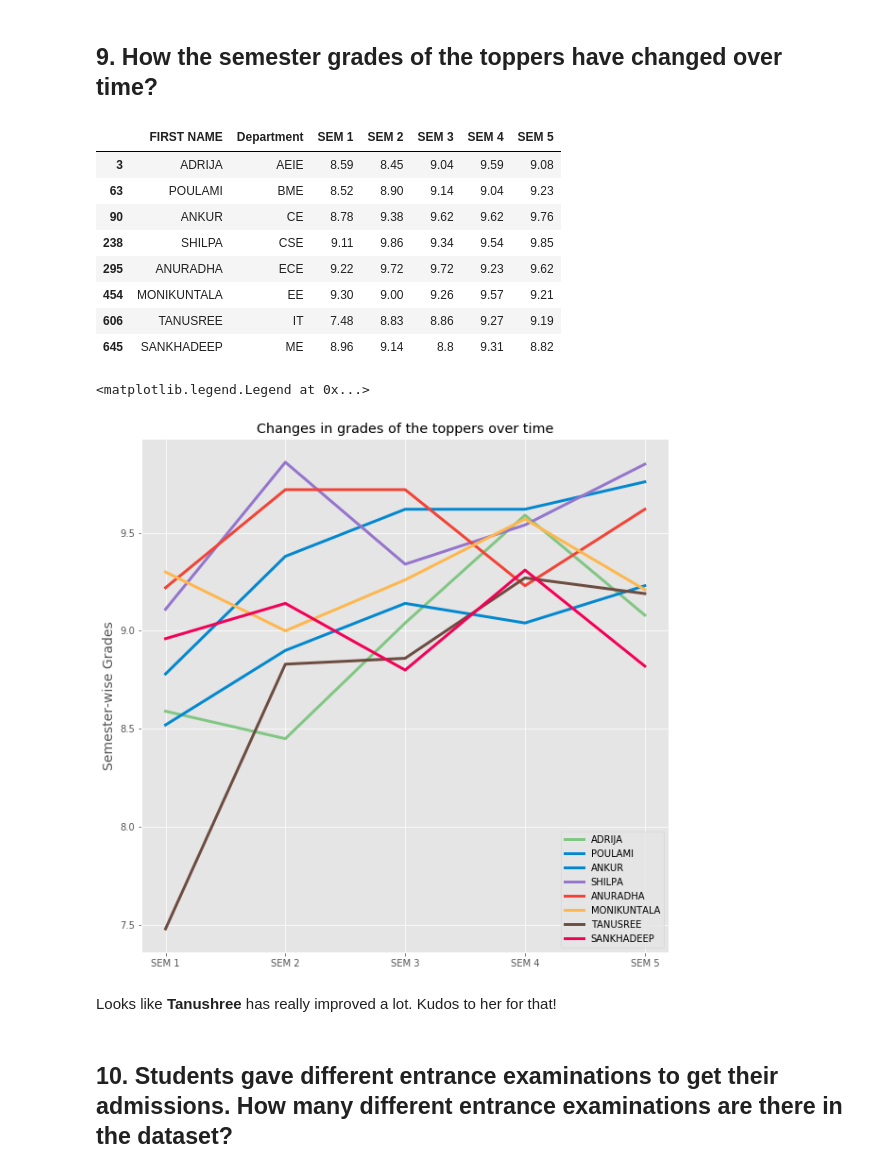
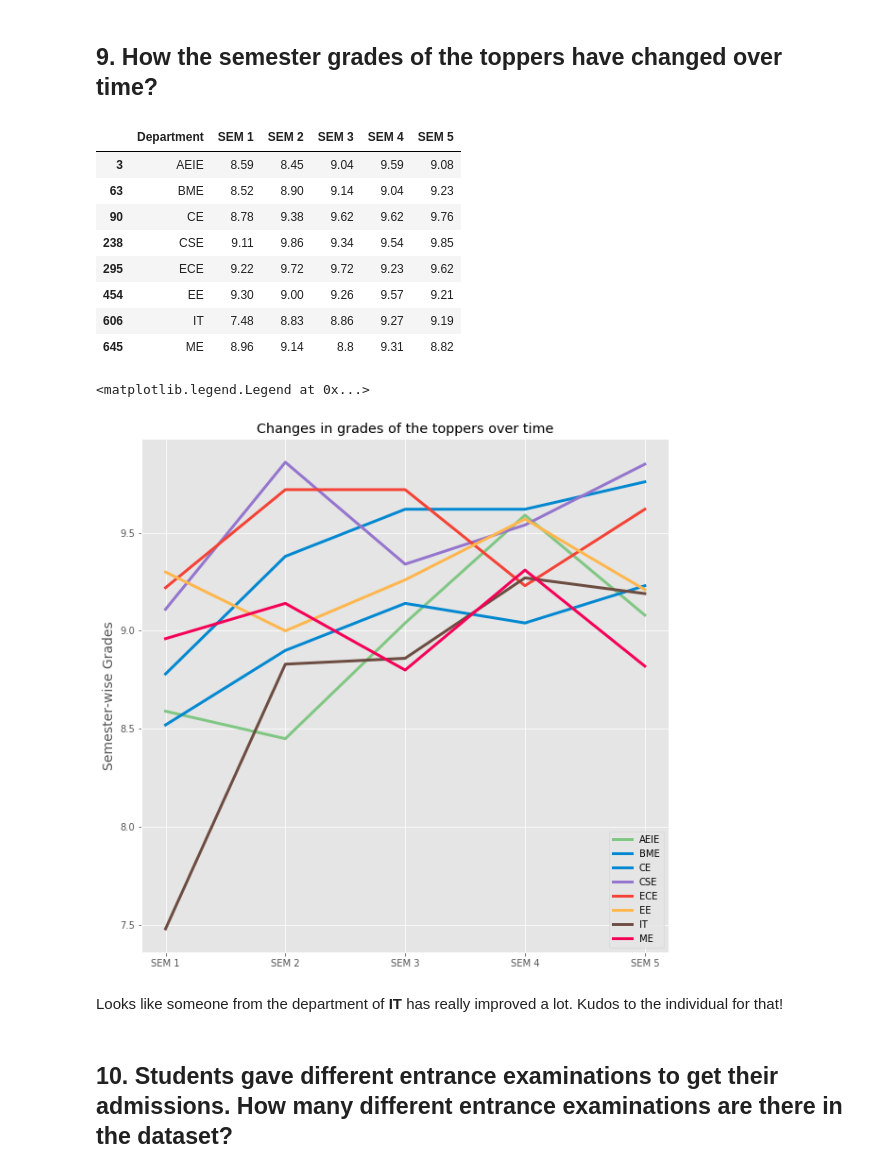
Before and after one commit to sayakpaul/Analysis-of-college-database-of-2017-passouts, a Jupyter notebook: 2017_Passout_Data_Analysis.ipynb, the cells around one changed output. Drawn from its saved outputs; the diff is of its cells as text; code cells hidden in the pictures.

```diff
--- a/2017_Passout_Data_Analysis.ipynb
+++ b/2017_Passout_Data_Analysis.ipynb
@@ -265,34 +265,34 @@ We see that toppers were pretty good in terms of marks in their high-school exam
 # %% [markdown]
 ## 9.  How the semester grades of the toppers have changed over time?
 # %%
-data_2017[toppers][['FIRST NAME','Department','SEM 1', 'SEM 2', 'SEM 3', 'SEM 4', 'SEM 5']]
+data_2017[toppers][['Department','SEM 1', 'SEM 2', 'SEM 3', 'SEM 4', 'SEM 5']]
 # %% [output]
-|  | FIRST NAME | Department | SEM 1 | SEM 2 | SEM 3 | SEM 4 | SEM 5 |
-| 3 | ADRIJA | AEIE | 8.59 | 8.45 | 9.04 | 9.59 | 9.08 |
-| 63 | POULAMI | BME | 8.52 | 8.90 | 9.14 | 9.04 | 9.23 |
-| 90 | ANKUR | CE | 8.78 | 9.38 | 9.62 | 9.62 | 9.76 |
-| 238 | SHILPA | CSE | 9.11 | 9.86 | 9.34 | 9.54 | 9.85 |
-| 295 | ANURADHA | ECE | 9.22 | 9.72 | 9.72 | 9.23 | 9.62 |
-| 454 | MONIKUNTALA | EE | 9.30 | 9.00 | 9.26 | 9.57 | 9.21 |
-| 606 | TANUSREE | IT | 7.48 | 8.83 | 8.86 | 9.27 | 9.19 |
-| 645 | SANKHADEEP | ME | 8.96 | 9.14 | 8.8 | 9.31 | 8.82 |
+|  | Department | SEM 1 | SEM 2 | SEM 3 | SEM 4 | SEM 5 |
+| 3 | AEIE | 8.59 | 8.45 | 9.04 | 9.59 | 9.08 |
+| 63 | BME | 8.52 | 8.90 | 9.14 | 9.04 | 9.23 |
+| 90 | CE | 8.78 | 9.38 | 9.62 | 9.62 | 9.76 |
+| 238 | CSE | 9.11 | 9.86 | 9.34 | 9.54 | 9.85 |
+| 295 | ECE | 9.22 | 9.72 | 9.72 | 9.23 | 9.62 |
+| 454 | EE | 9.30 | 9.00 | 9.26 | 9.57 | 9.21 |
+| 606 | IT | 7.48 | 8.83 | 8.86 | 9.27 | 9.19 |
+| 645 | ME | 8.96 | 9.14 | 8.8 | 9.31 | 8.82 |
 # %%
 color=['#81c784','#0288d1','#0288d1','#9575cd','#f44336','#ffb74d','#6d4c41','#f50057']
 
 fig, ax = plt.subplots(figsize=(10,10))
 ax.set_ylabel('Semester-wise Grades',fontsize=14)
 ax.set_title('Changes in grades of the toppers over time')
-for i,c in zip(range(len(data_2017[toppers][['FIRST NAME','Department','SEM 1', 'SEM 2', 'SEM 3', 'SEM 4', 'SEM 5']])),color):
+for i,c in zip(range(len(data_2017[toppers][['Department','Department','SEM 1', 'SEM 2', 'SEM 3', 'SEM 4', 'SEM 5']])),color):
     ax.plot(['SEM 1', 'SEM 2', 'SEM 3', 'SEM 4', 'SEM 5'],
             data_2017[toppers][['SEM 1', 'SEM 2', 'SEM 3', 'SEM 4', 'SEM 5']].iloc[i],
-            color=c, linewidth=3,label=data_2017[toppers]['FIRST NAME'].iloc[i])
+            color=c, linewidth=3,label=data_2017[toppers]['Department'].iloc[i])
 
 ax.legend(loc='lower right')
 # %% [output]
 <matplotlib.legend.Legend at 0x...>
-[figure, old version]
+[figure, new version]
 # %% [markdown]
-Looks like **Tanushree** has really improved a lot. Kudos to her for that!
+Looks like someone from the department of **IT** has really improved a lot. Kudos to the individual for that!
 # %% [markdown]
 ## 10. Students gave different entrance examinations to get their admissions. How many different entrance examinations are there in the dataset?
 # %%
```
Also changed, not shown: parts of 21 cells of this notebook.
